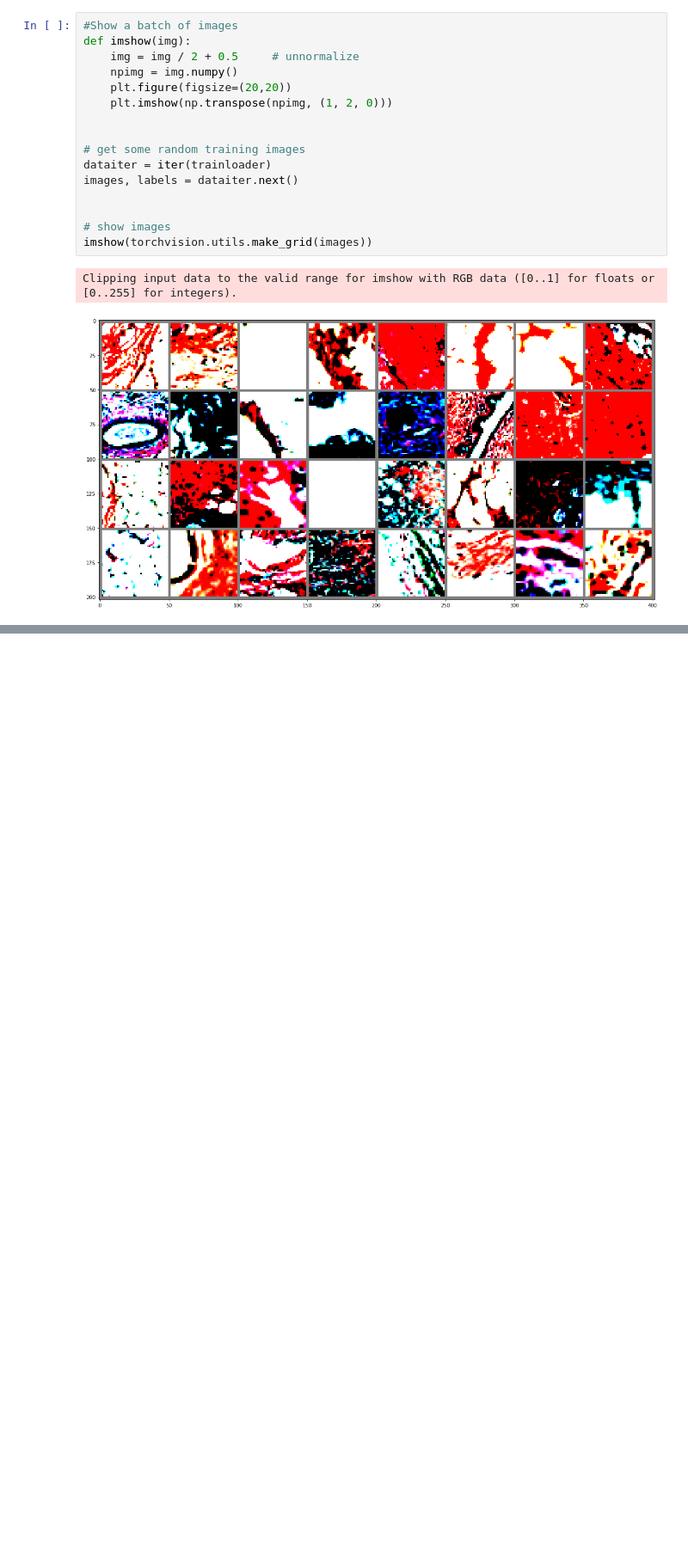
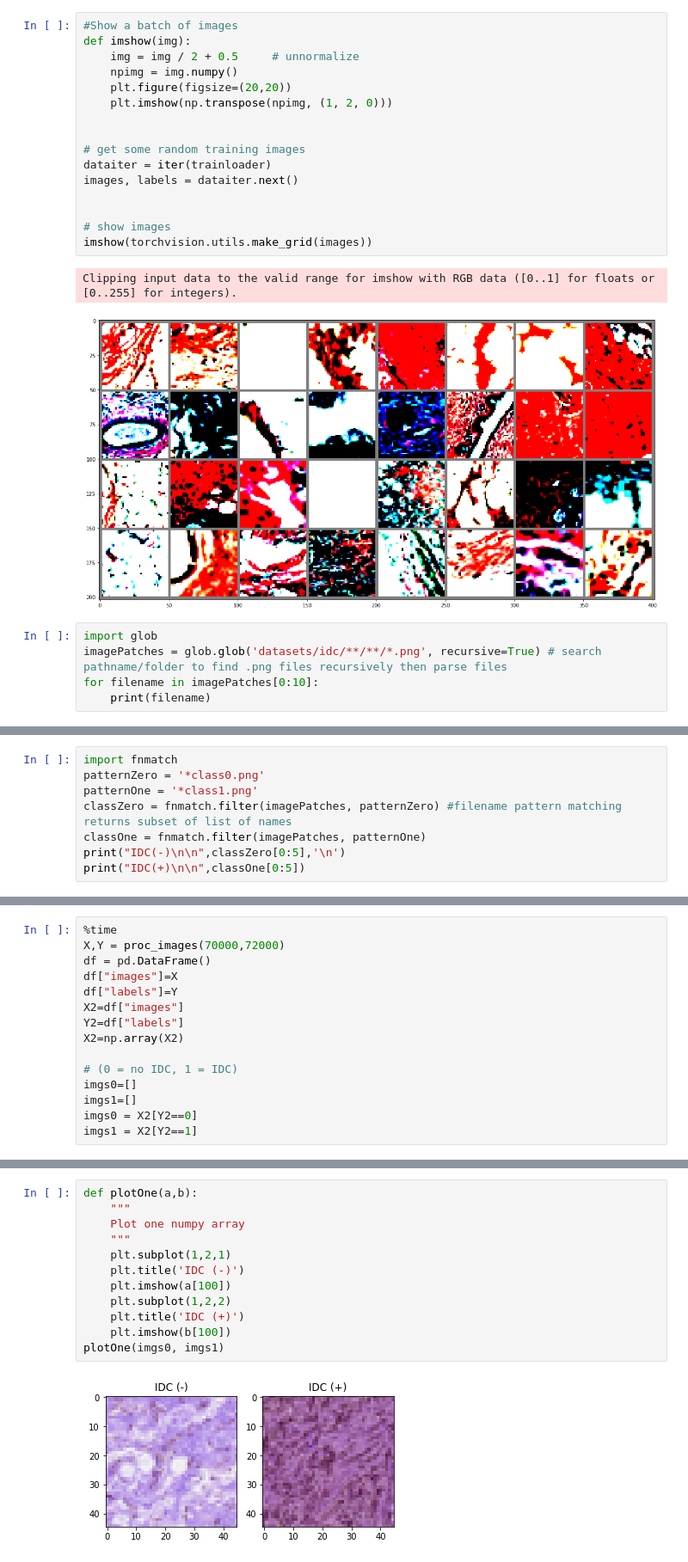
Before and after one commit to abebual/Breast-Cancer-Classification-with-PyTorch-and-Deep-Learning, a Jupyter notebook: Descriptive Statistics and EDA.ipynb, the cells around one changed output, grey strips where cells are left out. Shown at 86% size. Drawn from its saved outputs; the diff is of its cells as text; blank space fills up the shorter version.

```diff
--- a/Descriptive Statistics and EDA.ipynb
+++ b/Descriptive Statistics and EDA.ipynb
@@ -107,3 +110,8 @@ imshow(torchvision.utils.make_grid(images))
 # %% [output]
 Clipping input data to the valid range for imshow with RGB data ([0..1] for floats or [0..255] for integers).
 [figure]
+# %%
+import glob
+imagePatches = glob.glob('datasets/idc/**/**/*.png', recursive=True) # search pathname/folder to find .png files recursively then parse files
+for filename in imagePatches[0:10]:
+    print(filename)
@@ -109,0 +129,8 @@ Clipping input data to the valid range for imshow with RGB data ([0..1] for floa
+# %%
+import fnmatch
+patternZero = '*class0.png'
+patternOne = '*class1.png'
+classZero = fnmatch.filter(imagePatches, patternZero) #filename pattern matching returns subset of list of names
+classOne = fnmatch.filter(imagePatches, patternOne)
+print("IDC(-)\n\n",classZero[0:5],'\n')
+print("IDC(+)\n\n",classOne[0:5])
@@ -109,0 +167,15 @@ Clipping input data to the valid range for imshow with RGB data ([0..1] for floa
+# %%
+%time
+X,Y = proc_images(70000,72000)
+df = pd.DataFrame()
+df["images"]=X
+df["labels"]=Y
+X2=df["images"]
+Y2=df["labels"]
+X2=np.array(X2)
+
+# (0 = no IDC, 1 = IDC)
+imgs0=[]
+imgs1=[]
+imgs0 = X2[Y2==0]
+imgs1 = X2[Y2==1]
@@ -109,0 +185,14 @@ Clipping input data to the valid range for imshow with RGB data ([0..1] for floa
+# %%
+def plotOne(a,b):
+    """
+    Plot one numpy array
+    """
+    plt.subplot(1,2,1)
+    plt.title('IDC (-)')
+    plt.imshow(a[100])
+    plt.subplot(1,2,2)
+    plt.title('IDC (+)')
+    plt.imshow(b[100])
+plotOne(imgs0, imgs1)
+# %% [output]
+[figure, added]
```
Also changed, not shown: parts of 10 cells of this notebook.
